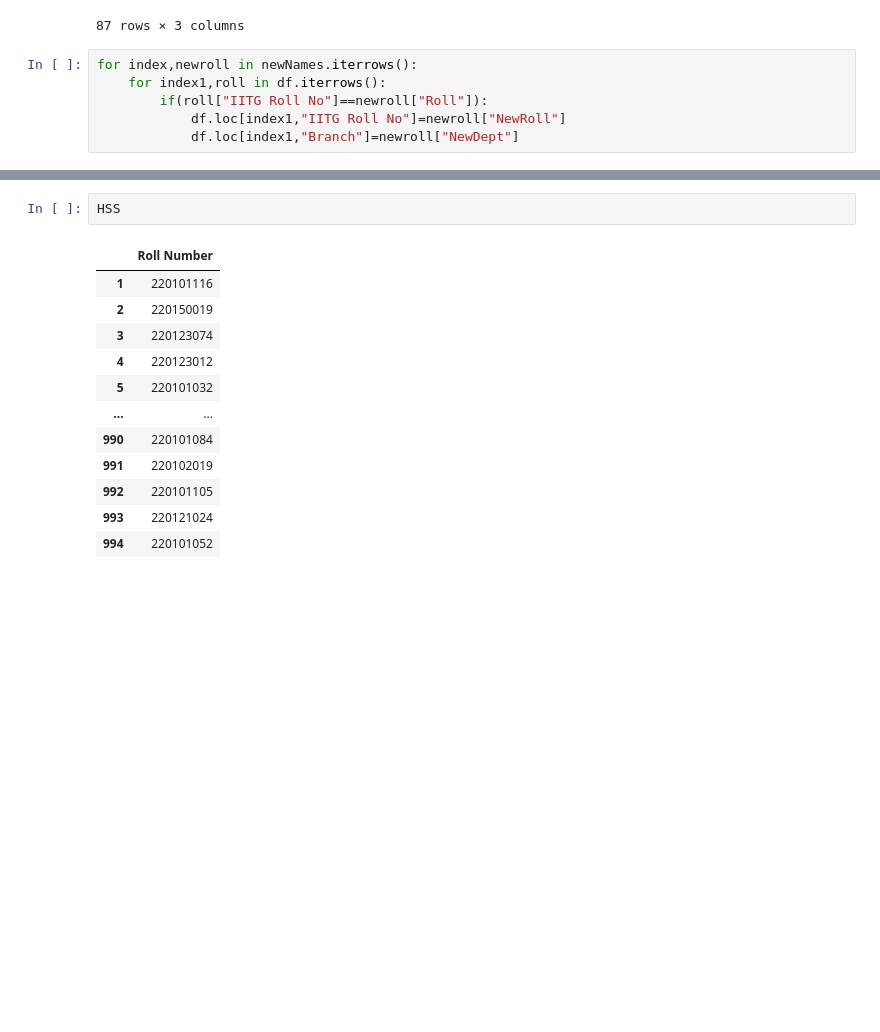
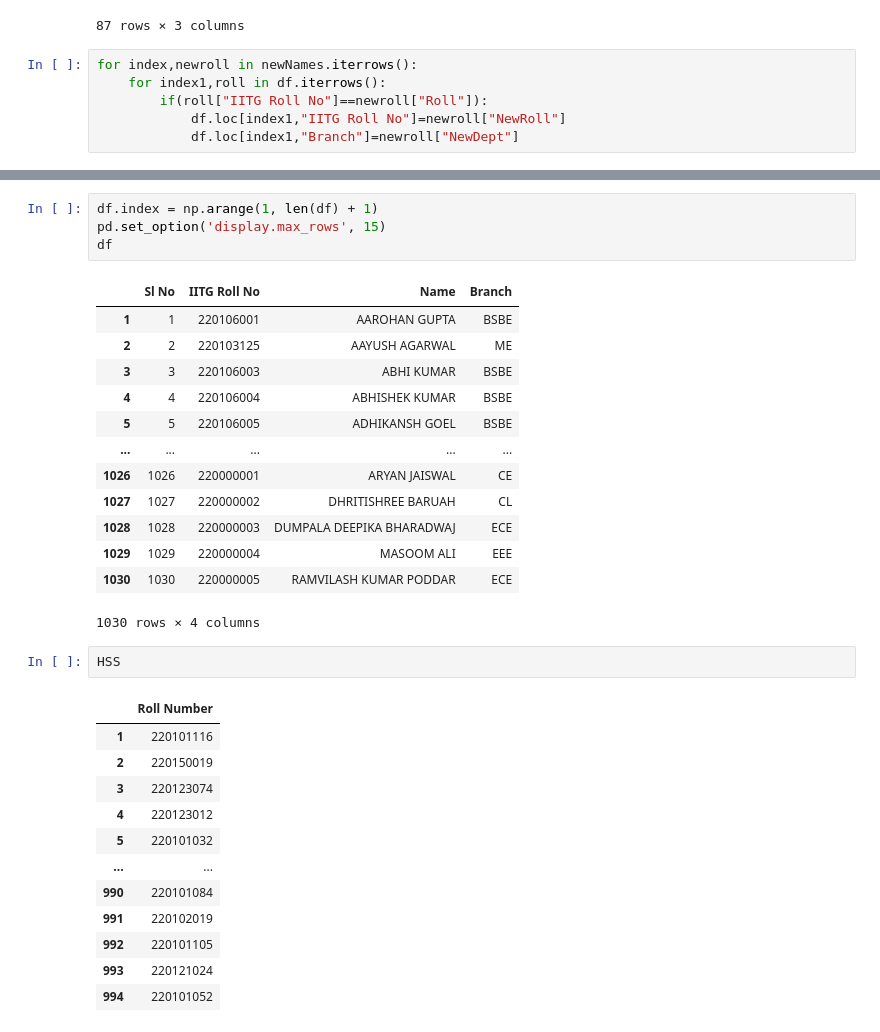
Before and after one commit to AkanshKh/IITG_3rdSem, a Jupyter notebook: ranks.ipynb, the cells around one changed output, grey strips where cells are left out. Drawn from its saved outputs; the diff is of its cells as text; blank space fills up the shorter version.

```diff
--- a/ranks.ipynb
+++ b/ranks.ipynb
@@ -144,3 +162,21 @@ for index,newroll in newNames.iterrows():
+# %%
+df.index = np.arange(1, len(df) + 1)
+pd.set_option('display.max_rows', 15)
+df
+# %% [output]
+|  | Sl No | IITG Roll No | Name | Branch |
+| 1 | 1 | 220106001 | AAROHAN GUPTA | BSBE |
+| 2 | 2 | 220103125 | AAYUSH AGARWAL | ME |
+| 3 | 3 | 220106003 | ABHI KUMAR | BSBE |
+| 4 | 4 | 220106004 | ABHISHEK KUMAR | BSBE |
+| 5 | 5 | 220106005 | ADHIKANSH GOEL | BSBE |
+| ... | ... | ... | ... | ... |
+| 1026 | 1026 | 220000001 | ARYAN JAISWAL | CE |
+| 1027 | 1027 | 220000002 | DHRITISHREE BARUAH | CL |
+| 1028 | 1028 | 220000003 | DUMPALA DEEPIKA BHARADWAJ | ECE |
+| 1029 | 1029 | 220000004 | MASOOM ALI | EEE |
+| 1030 | 1030 | 220000005 | RAMVILASH KUMAR PODDAR | ECE |
+1030 rows × 4 columns
 # %%
 HSS
 # %% [output]
```
Also changed, not shown: parts of 11 cells of this notebook.
